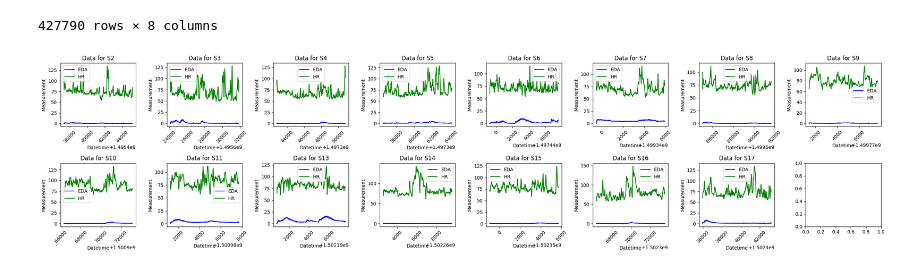
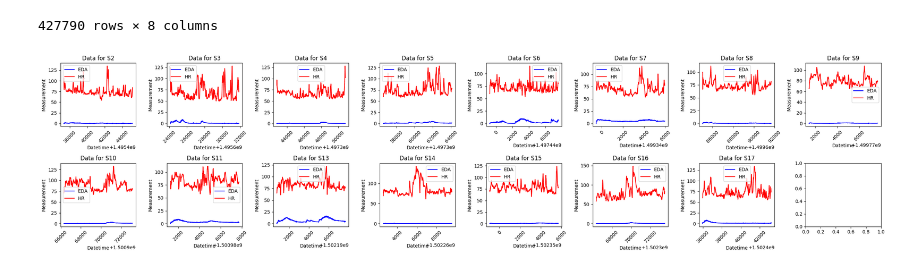
Before and after one commit to markgoertz/Convolutional-Neural-Network-on-Electrodermal-Activity-for-Stress-Assessment, a Jupyter notebook: code/eda_signal_classification.ipynb, the cells around one changed output. Saved outputs shown, nothing was run; the diff lists cells and outputs as text; code cells hidden in the pictures.

```diff
--- a/code/eda_signal_classification.ipynb
+++ b/code/eda_signal_classification.ipynb
@@ -61,33 +64,32 @@ dataset
 # %%
 # Create subplots
 fig, axes = plt.subplots(2, 8, figsize=(25, 6))  # Increased figure size
 axes = axes.flatten()
 
 # Define unique_ids
 unique_ids = dataset['id'].unique()
 
 # Iterate through each unique id
 for i, ax in enumerate(axes):
     if i < len(unique_ids):
         # Filter data for each id
         subset_data = dataset[dataset['id'] == unique_ids[i]]
 
         # Plotting
         sns.lineplot(x='datetime', y='EDA', data=subset_data, ax=ax, color='blue', label='EDA')
         # sns.lineplot(x='datetime', y='TEMP', data=subset_data, ax=ax, color='orange', label='TEMP')
-        sns.lineplot(x='datetime', y='HR', data=subset_data, ax=ax, color='green', label='HR')
-        sns.lineplot(x='datetime', y='HR', data=subset_data, ax=ax, color='yellow', label='HR')
+        sns.lineplot(x='datetime', y='HR', data=subset_data, ax=ax, color='red', label='HR')
 
         ax.set_title(f"Data for {unique_ids[i]}")
         ax.set_xlabel('Datetime')
         ax.set_ylabel('Measurement')
         ax.tick_params(axis='x', rotation=45)
 
 # Adjust layout
 plt.tight_layout()
 plt.show()
 # %% [output]
-[figure, old version]
+[figure, new version]
 # %%
 # Create subplots
 fig, axes = plt.subplots(16, 3, figsize=(60, 40))  # Increased figure size
```
Also changed, not shown: parts of 4 cells of this notebook, 3 other files.
